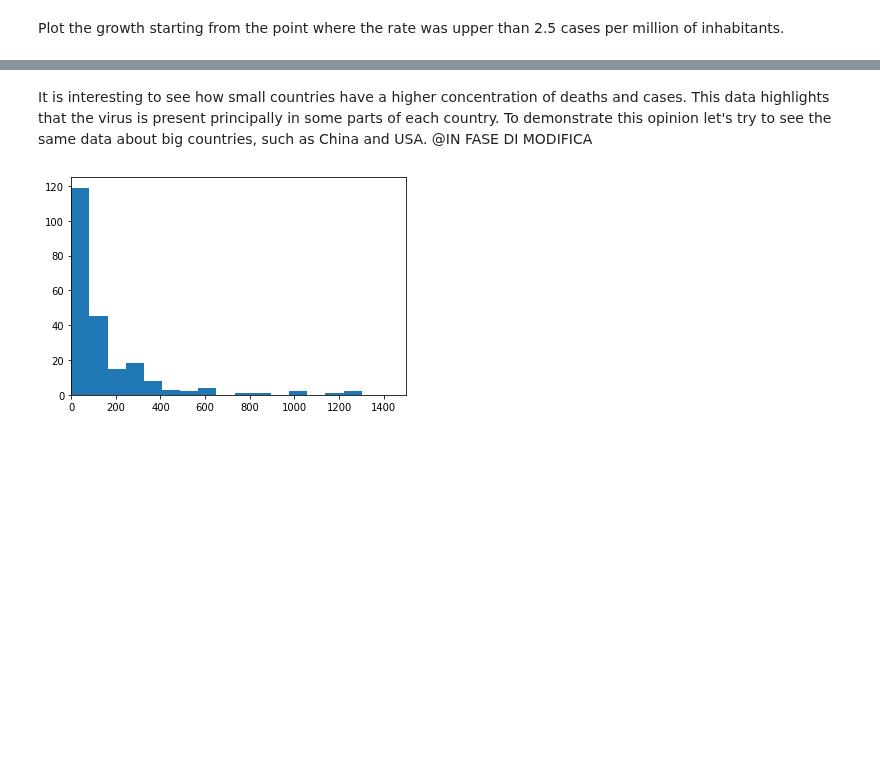
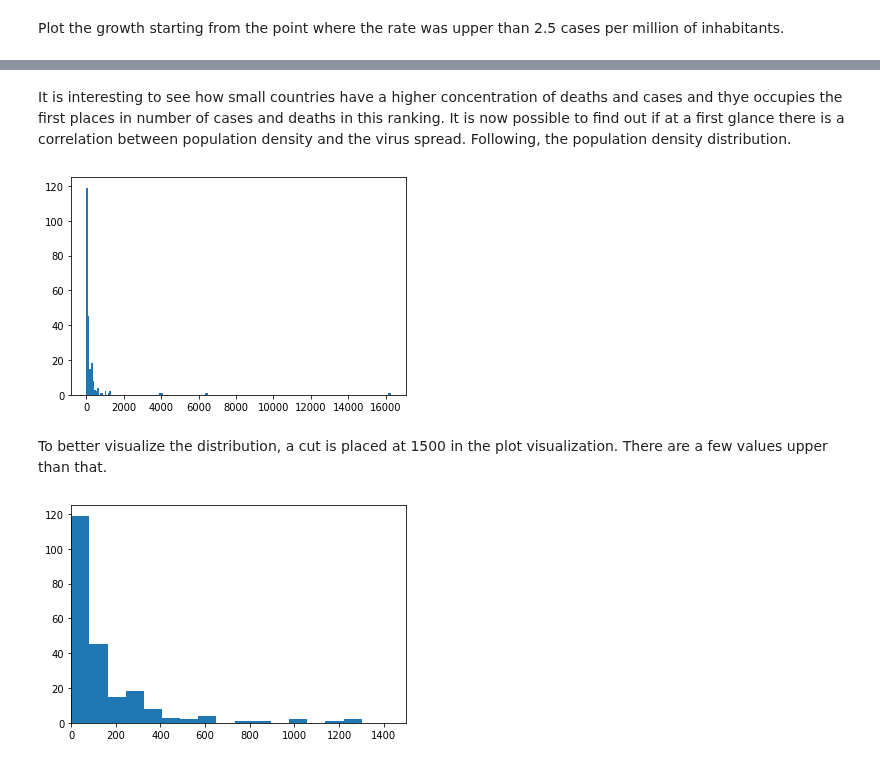
Before and after one commit to Mattia81/DataScienceForBusiness, a Jupyter notebook: World_analysis/world_analysis.ipynb, the cells around one changed output, grey strips where cells are left out. Saved outputs shown, nothing was run; the diff lists cells and outputs as text; code cells hidden in the pictures; blank space fills up the shorter version.

```diff
--- a/World_analysis/world_analysis.ipynb
+++ b/World_analysis/world_analysis.ipynb
@@ -411,5 +408,13 @@ plotGrowthDataFromFirstCases(df_total_cases_x_million, top_10_total_cases_x_mill
-# %% [markdown]
-It is interesting to see how small countries have a higher concentration of deaths and cases. This data highlights that the virus is present principally in some parts of each country. To demonstrate this opinion let's try to see the same data about big countries, such as China and USA. @IN FASE DI MODIFICA
+# %% [markdown]
+It is interesting to see how small countries have a higher concentration of deaths and cases and thye occupies the first places in number of cases and deaths in this ranking. It is now possible to find out if at a first glance there is a correlation between population density and the virus spread. Following, the population density distribution.
+# %%
+#plot population density
+plt.hist(df_population_density['Population density'], bins=200)
+plt.show()
+# %% [output]
+[figure, added]
+# %% [markdown]
+To better visualize the distribution, a cut is placed at 1500 in the plot visualization. There are a few values upper than that.
 # %%
 #plot population density
 plt.hist(df_population_density['Population density'], bins=200)
```
Also changed, not shown: parts of 53 cells of this notebook, 1 other file.
